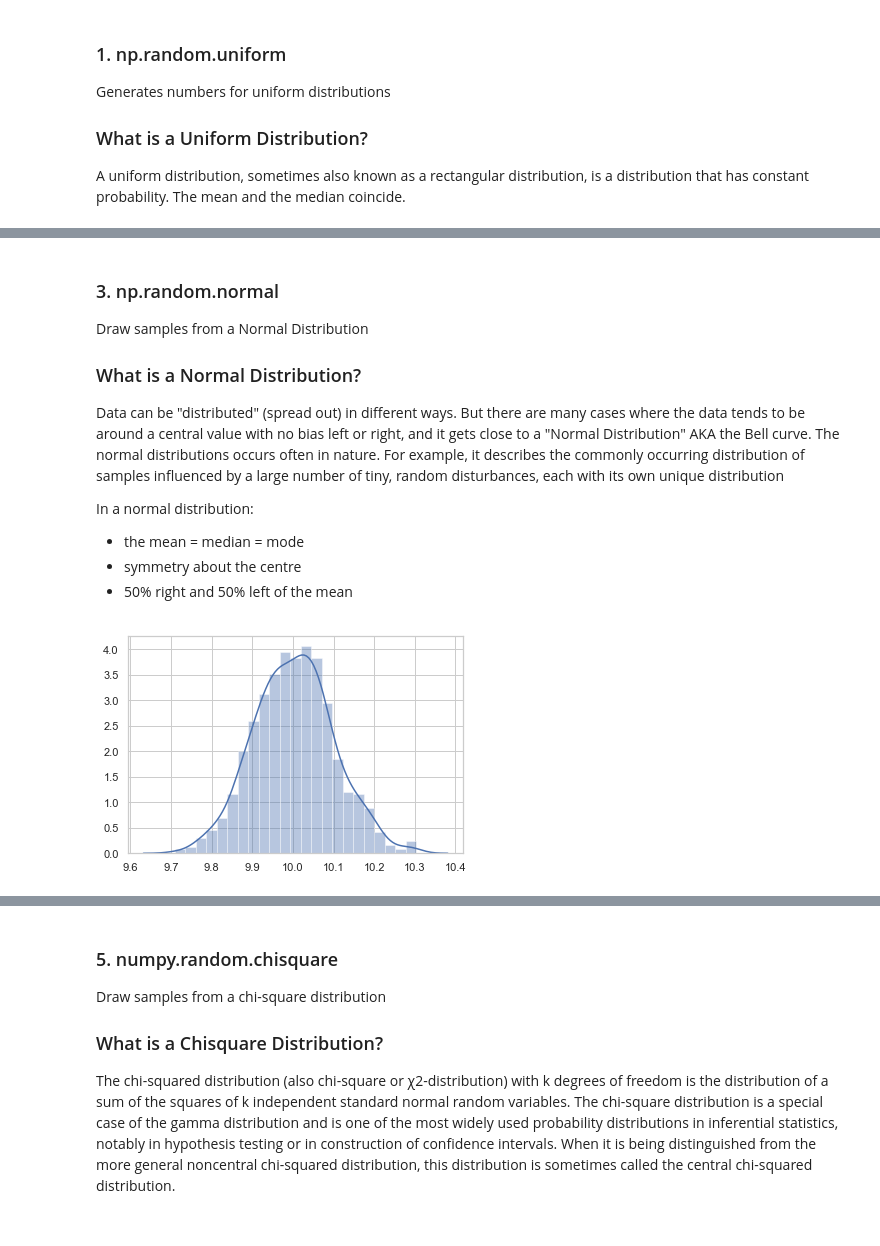
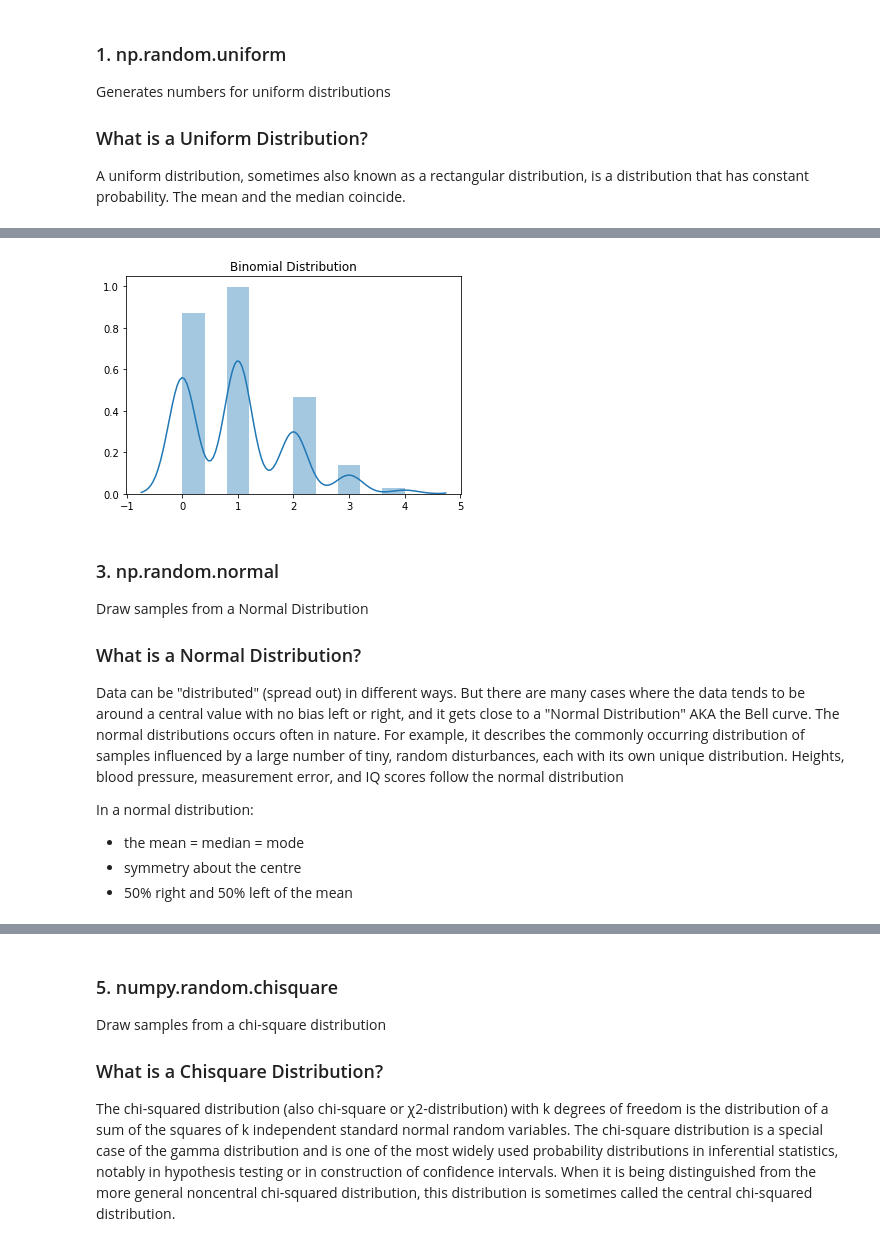
Before and after one commit to RitRa/Numpy_random, a Jupyter notebook: Distributions.ipynb, the cells around one changed output, grey strips where cells are left out. Saved outputs shown, nothing was run; the diff lists cells and outputs as text; code cells hidden in the pictures.

```diff
--- a/Distributions.ipynb
+++ b/Distributions.ipynb
@@ -79,3 +57,13 @@ plt.show()
+# %%
+# number of trials, probability of each trial, tested 1000 times
+s = np.random.binomial(10, 0.1, 1000)
+sns.distplot(s)
+
+plt.title('Binomial Distribution')
+
+plt.show()
+# %% [output]
+[figure, added]
 # %% [markdown]
 ### 3. np.random.normal
 Draw samples from a Normal Distribution
@@ -83,15 +71,9 @@ Draw samples from a Normal Distribution
 ### What is a Normal Distribution?
 
 
-Data can be "distributed" (spread out) in different ways. But there are many cases where the data tends to be around a central value with no bias left or right, and it gets close to a "Normal Distribution" AKA the Bell curve. The normal distributions occurs often in nature. For example, it describes the commonly occurring distribution of samples influenced by a large number of tiny, random disturbances, each with its own unique distribution
+Data can be "distributed" (spread out) in different ways. But there are many cases where the data tends to be around a central value with no bias left or right, and it gets close to a "Normal Distribution" AKA the Bell curve. The normal distributions occurs often in nature. For example, it describes the commonly occurring distribution of samples influenced by a large number of tiny, random disturbances, each with its own unique distribution.  Heights, blood pressure, measurement error, and IQ scores follow the normal distribution
 
 In a normal distribution:
 - the mean = median = mode
 - symmetry about the centre
 - 50% right and 50% left of the mean
-# %%
-p = np.random.normal(10, 0.1, 1000)
-sns.distplot(p)
-plt.show()
-# %% [output]
-[figure, removed]
```
Also changed, not shown: parts of 12 cells of this notebook, 1 other file.
